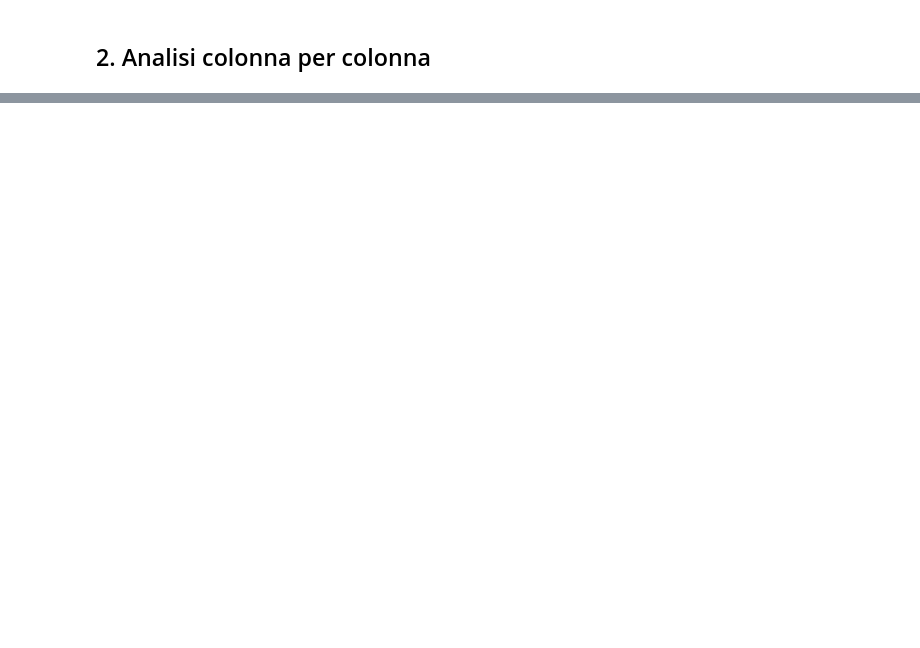
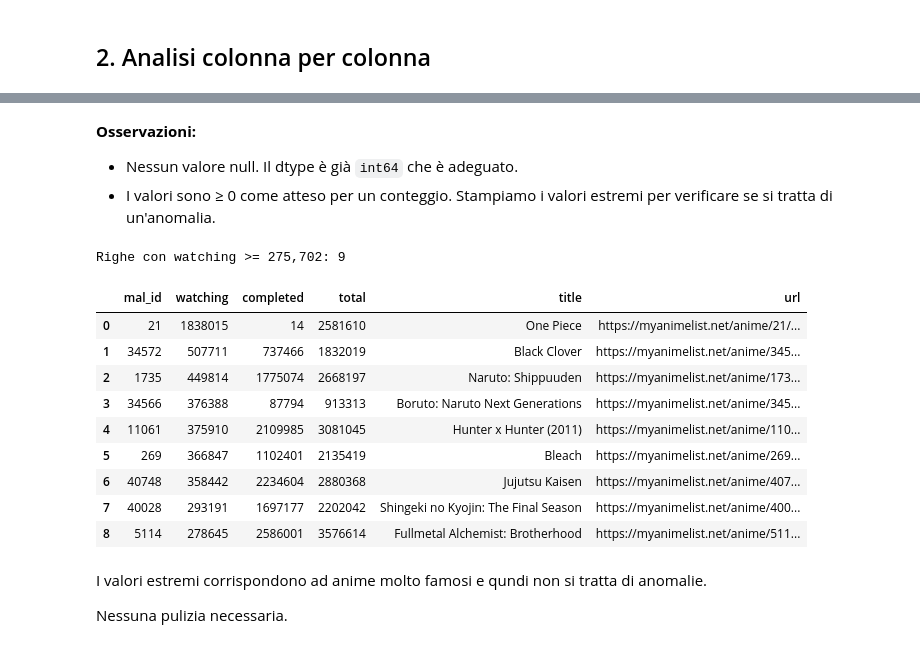
Before and after one commit to elisqose/HCI-Anime-Data-Analysis-25-26, a Jupyter notebook: exploration & cleaning/13_stats.ipynb, the cells around one changed output, grey strips where cells are left out. Drawn from its saved outputs; the diff is of its cells as text; code cells hidden in the pictures; blank space fills up the shorter version.

```diff
--- a/exploration & cleaning/13_stats.ipynb
+++ b/exploration & cleaning/13_stats.ipynb
@@ -291,0 +163,29 @@ Salvato: datasets_cleaned/stats_clean.csv
+# %% [markdown]
+**Osservazioni:**
+- Nessun valore null. Il dtype è già `int64` che è adeguato.
+- I valori sono ≥ 0 come atteso per un conteggio. Stampiamo i valori estremi per verificare se si tratta di un'anomalia.
+# %%
+df_details_url = pd.read_csv('../datasets/details.csv', usecols=['mal_id', 'title', 'url'])
+estremi_watching = (
+    df_stats[df_stats["watching"] >= 275702][["mal_id", "watching", "completed", "total"]]
+    .sort_values("watching", ascending=False)
+    .merge(df_details_url, on="mal_id", how="left")
+)
+print(f"Righe con watching >= 275,702: {len(estremi_watching)}")
+estremi_watching
+# %% [output]
+Righe con watching >= 275,702: 9
+|  | mal_id | watching | completed | total | title | url |
+| 0 | 21 | 1838015 | 14 | 2581610 | One Piece | https://myanimelist.net/anime/21/... |
+| 1 | 34572 | 507711 | 737466 | 1832019 | Black Clover | https://myanimelist.net/anime/345... |
+| 2 | 1735 | 449814 | 1775074 | 2668197 | Naruto: Shippuuden | https://myanimelist.net/anime/173... |
+| 3 | 34566 | 376388 | 87794 | 913313 | Boruto: Naruto Next Generations | https://myanimelist.net/anime/345... |
+| 4 | 11061 | 375910 | 2109985 | 3081045 | Hunter x Hunter (2011) | https://myanimelist.net/anime/110... |
+| 5 | 269 | 366847 | 1102401 | 2135419 | Bleach | https://myanimelist.net/anime/269... |
+| 6 | 40748 | 358442 | 2234604 | 2880368 | Jujutsu Kaisen | https://myanimelist.net/anime/407... |
+| 7 | 40028 | 293191 | 1697177 | 2202042 | Shingeki no Kyojin: The Final Season | https://myanimelist.net/anime/400... |
+| 8 | 5114 | 278645 | 2586001 | 3576614 | Fullmetal Alchemist: Brotherhood | https://myanimelist.net/anime/511... |
+# %% [markdown]
+I valori estremi corrispondono ad anime molto famosi e qundi non si tratta di anomalie.
+
+Nessuna pulizia necessaria.
```
Also changed, not shown: parts of 58 cells of this notebook, 3 other files.
